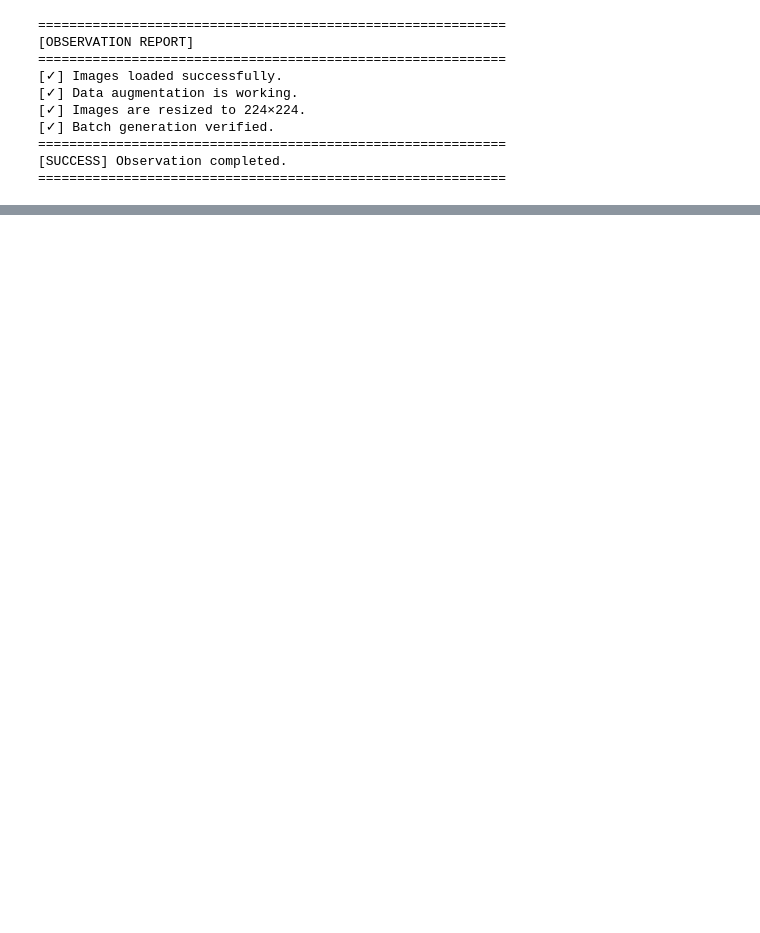
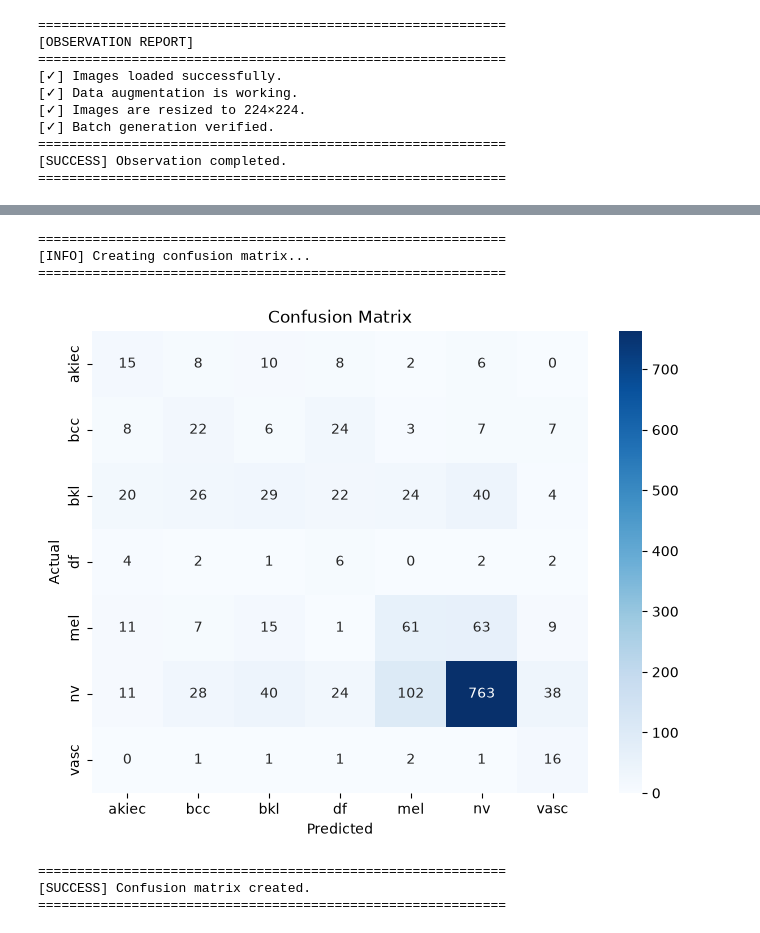
Before and after one commit to Ibad2004/DermAI-Skin-Cancer-Classification, a Jupyter notebook: notebooks/02_Preprocessing.ipynb, the cells around one changed output, grey strips where cells are left out. Saved outputs shown, nothing was run; the diff lists cells and outputs as text; code cells hidden in the pictures; blank space fills up the shorter version.

Commit message:
feat: complete baseline cnn pipeline

```diff
--- a/notebooks/02_Preprocessing.ipynb
+++ b/notebooks/02_Preprocessing.ipynb
@@ -821,0 +1370,4 @@ print("=" * 60)
+# %%
+model.load_state_dict(
+    torch.load("models/baseline_cnn.pth")
+)
@@ -821,0 +1462,56 @@ print("=" * 60)
+# %%
+# ==========================================
+# STEP 20C: CONFUSION MATRIX
+# ==========================================
+
+from sklearn.metrics import confusion_matrix
+import seaborn as sns
+import matplotlib.pyplot as plt
+
+print("=" * 60)
+print("[INFO] Creating confusion matrix...")
+print("=" * 60)
+
+# Class names
+class_names = [
+    "akiec",
+    "bcc",
+    "bkl",
+    "df",
+    "mel",
+    "nv",
+    "vasc"
+]
+
+# Confusion matrix
+cm = confusion_matrix(y_true, y_pred)
+
+# Plot
+plt.figure(figsize=(8,6))
+
+sns.heatmap(
+    cm,
+    annot=True,
+    fmt='d',
+    cmap='Blues',
+    xticklabels=class_names,
+    yticklabels=class_names
+)
+
+plt.xlabel("Predicted")
+plt.ylabel("Actual")
+plt.title("Confusion Matrix")
+
+plt.show()
+
+print("=" * 60)
+print("[SUCCESS] Confusion matrix created.")
+print("=" * 60)
+# %% [output]
+============================================================
+[INFO] Creating confusion matrix...
+============================================================
+[figure, added]
+============================================================
+[SUCCESS] Confusion matrix created.
+============================================================
```
Also changed, not shown: parts of 21 cells of this notebook, 4 other files.
